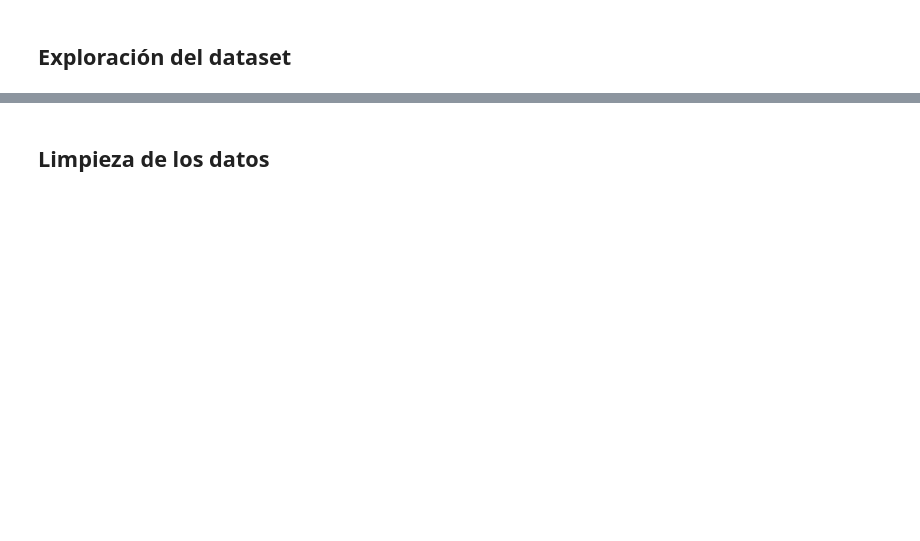
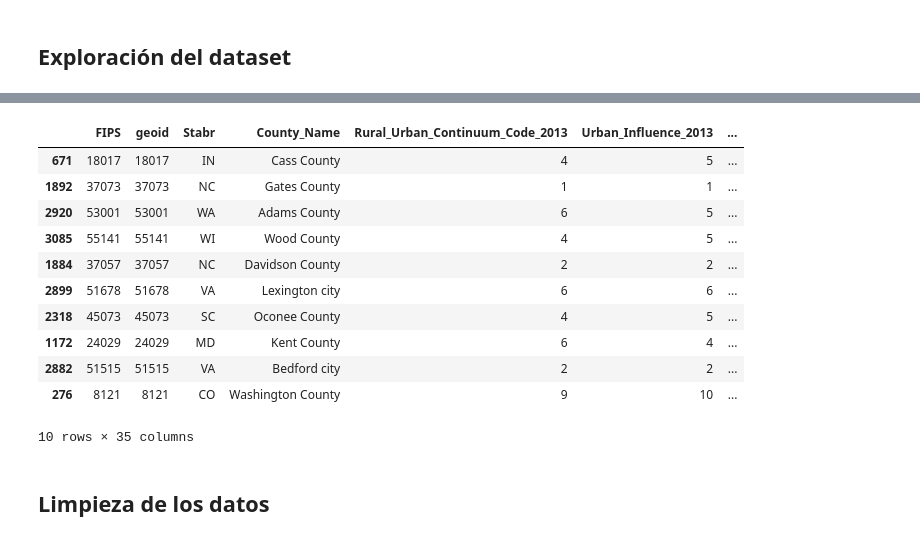
Before and after one commit to agarca4/Exercises-Pandas, a Jupyter notebook: Exercise1_Oil&Gas.ipynb, the cells around one changed output, grey strips where cells are left out. Drawn from its saved outputs; the diff is of its cells as text; code cells hidden in the pictures; blank space fills up the shorter version.

```diff
--- a/Exercise1_Oil&Gas.ipynb
+++ b/Exercise1_Oil&Gas.ipynb
@@ -14,2 +60,17 @@ df = ...
+# %%
+df.sample(10)
+# %% [output]
+|  | FIPS | geoid | Stabr | County_Name | Rural_Urban_Continuum_Code_2013 | Urban_Influence_2013 | ... |
+| 671 | 18017 | 18017 | IN | Cass County | 4 | 5 | ... |
+| 1892 | 37073 | 37073 | NC | Gates County | 1 | 1 | ... |
+| 2920 | 53001 | 53001 | WA | Adams County | 6 | 5 | ... |
+| 3085 | 55141 | 55141 | WI | Wood County | 4 | 5 | ... |
+| 1884 | 37057 | 37057 | NC | Davidson County | 2 | 2 | ... |
+| 2899 | 51678 | 51678 | VA | Lexington city | 6 | 6 | ... |
+| 2318 | 45073 | 45073 | SC | Oconee County | 4 | 5 | ... |
+| 1172 | 24029 | 24029 | MD | Kent County | 6 | 4 | ... |
+| 2882 | 51515 | 51515 | VA | Bedford city | 2 | 2 | ... |
+| 276 | 8121 | 8121 | CO | Washington County | 9 | 10 | ... |
+10 rows × 35 columns
 # %% [markdown]
 ## Limpieza de los datos
```
Also changed, not shown: parts of 9 cells of this notebook.
